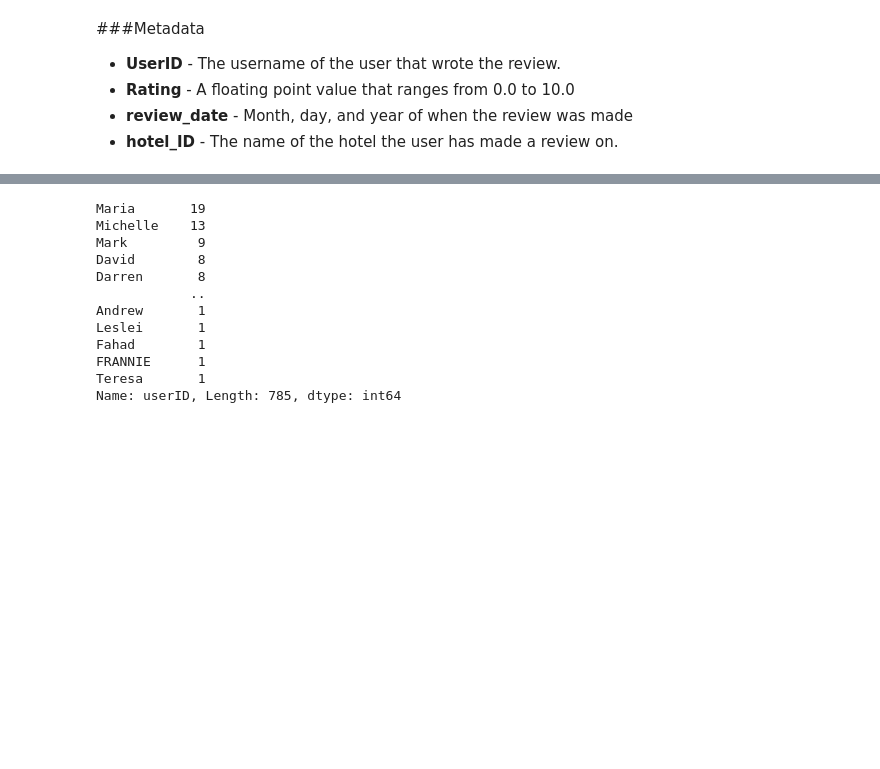
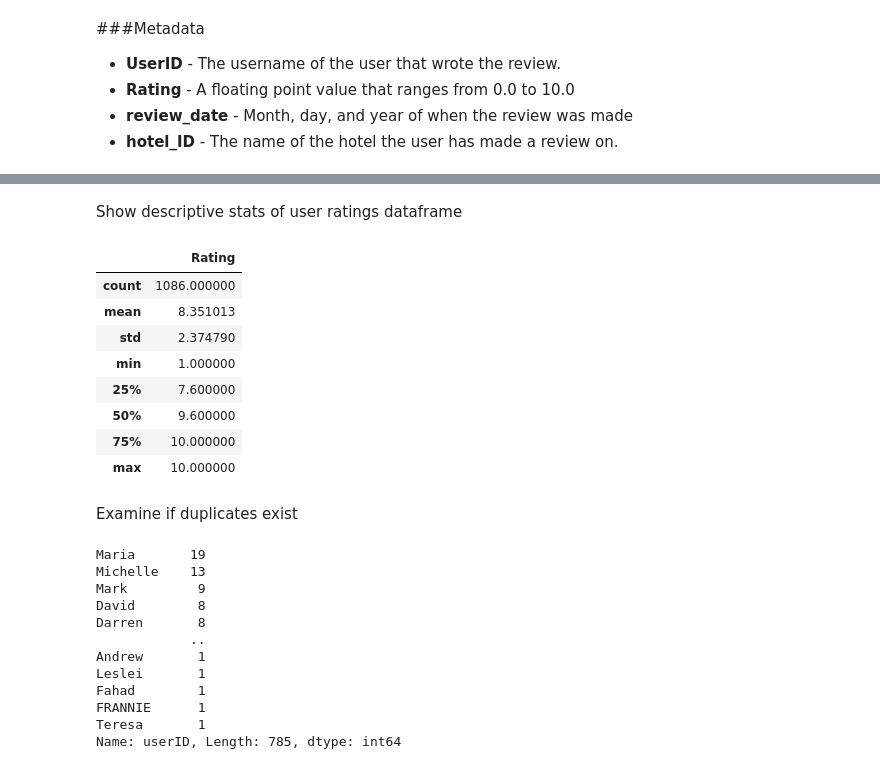
Before and after one commit to falarion08/Hotel-Recommendation-System, a Jupyter notebook: Hotel_Recommendation_System.ipynb, the cells around one changed output, grey strips where cells are left out. Cells and saved outputs as stored; diff of their text form; code cells hidden in the pictures; blank space fills up the shorter version.

```diff
--- a/Hotel_Recommendation_System.ipynb
+++ b/Hotel_Recommendation_System.ipynb
@@ -198,3 +233,19 @@ users_df
+# %% [markdown]
+Show descriptive stats of user ratings dataframe
+# %%
+users_df.describe()
+# %% [output]
+|  | Rating |
+| count | 1086.000000 |
+| mean | 8.351013 |
+| std | 2.374790 |
+| min | 1.000000 |
+| 25% | 7.600000 |
+| 50% | 9.600000 |
+| 75% | 10.000000 |
+| max | 10.000000 |
+# %% [markdown]
+Examine if duplicates exist
 # %%
 # Assuming users_df is the DataFrame containing the data
 user_appearances = users_df['userID'].value_counts()
```
Also changed, not shown: parts of 46 cells of this notebook.
